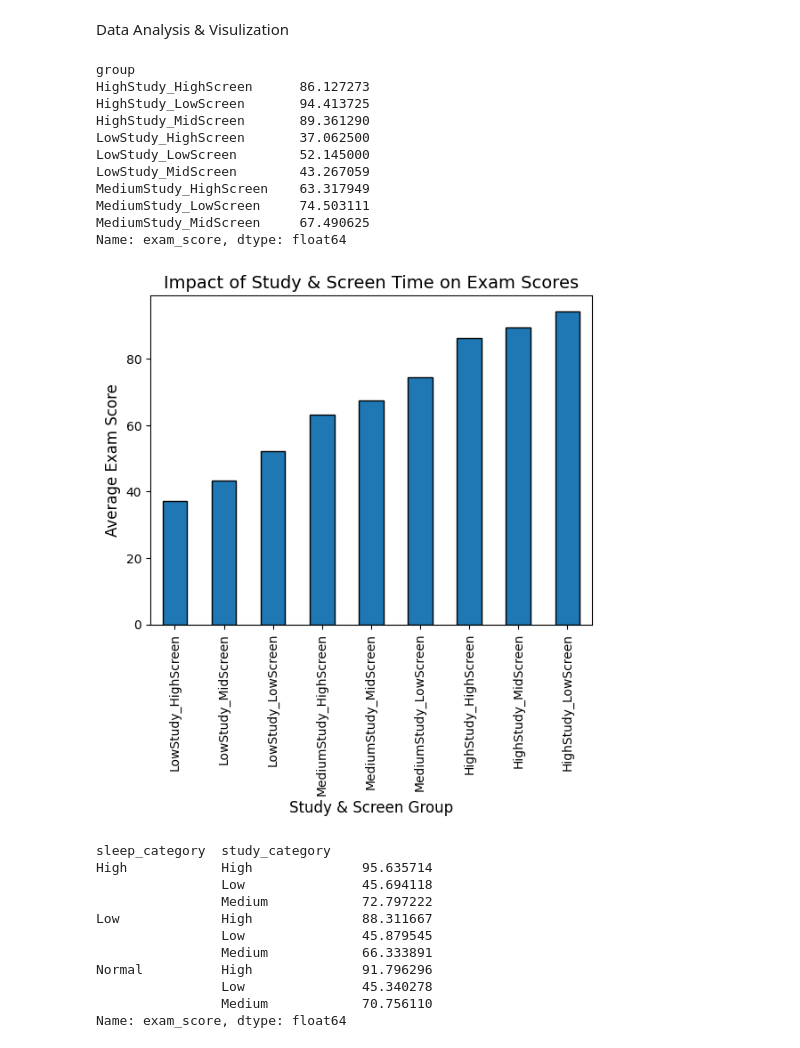
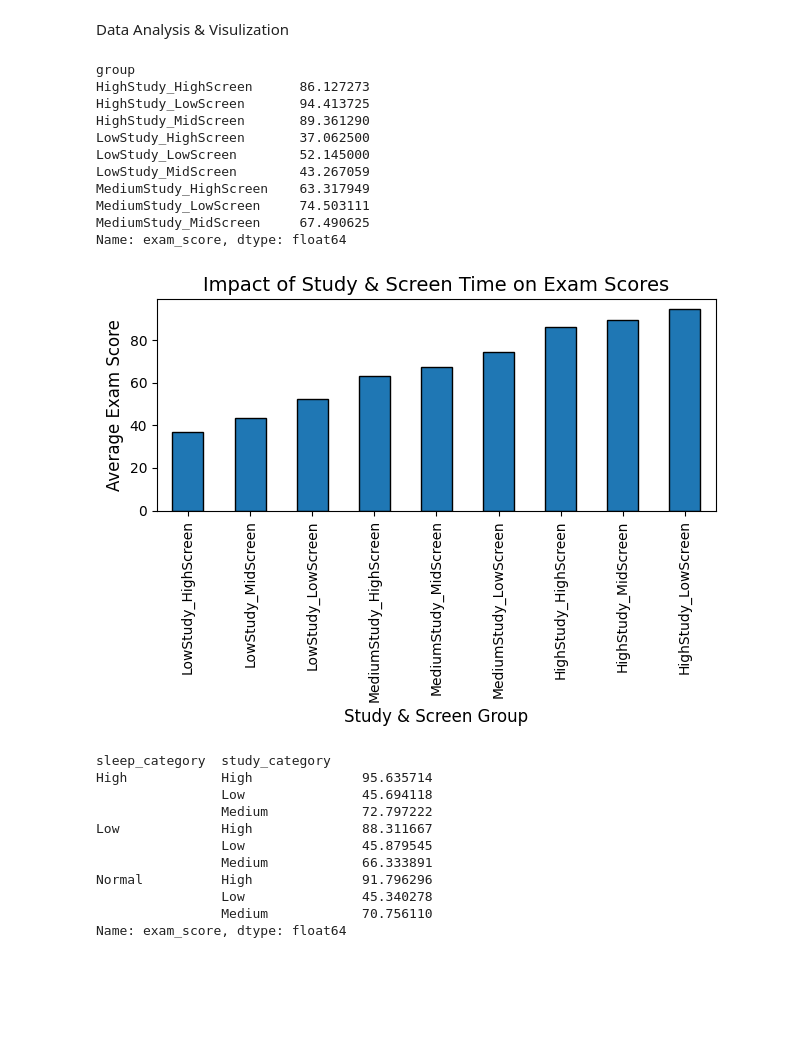
Before and after one commit to DiamondHalder/Student_Performance_Analysis, a Jupyter notebook: Student_Performance_Analysis.ipynb, the cells around one changed output. Cells and saved outputs as stored; diff of their text form; code cells hidden in the pictures; blank space fills up the shorter version.

Commit message:
Fix plot labels and  image layout

```diff
--- a/Student_Performance_Analysis.ipynb
+++ b/Student_Performance_Analysis.ipynb
@@ -273,31 +273,32 @@ df[['study_category','total_screen_time','study_efficiency',
 # %%
 # Analyzing the Relationship Between Study Habits and Screen Time on Exam Performance
 df['group'] = df['study_category'] + "Study_" + pd.cut(df['total_screen_time'],
                                                   bins=3,
                                                   labels=["LowScreen","MidScreen","HighScreen"]).astype(str)
 
 group_score = df.groupby('group')['exam_score'].mean()
 print(group_score)
 
 group_score.sort_values().plot(kind='bar', edgecolor='black')
 plt.title('Impact of Study & Screen Time on Exam Scores', fontsize=14)
 plt.ylabel('Average Exam Score', fontsize=12)
 plt.xlabel('Study & Screen Group', fontsize=12)
-plt.savefig("images/mpact_of_Study_&_Screen_Time_on_Exam_Scores.png")
+plt.tight_layout()
+plt.savefig("images/Impact_of_Study_&_Screen_Time_on_Exam_Scores.png")
 plt.show()
 # %% [output]
 group
 HighStudy_HighScreen      86.127273
 HighStudy_LowScreen       94.413725
 HighStudy_MidScreen       89.361290
 LowStudy_HighScreen       37.062500
 LowStudy_LowScreen        52.145000
 LowStudy_MidScreen        43.267059
 MediumStudy_HighScreen    63.317949
 MediumStudy_LowScreen     74.503111
 MediumStudy_MidScreen     67.490625
 Name: exam_score, dtype: float64
-[figure, old version]
+[figure, new version]
 # %%
 #Analyzing the Impact of Sleep and Study Habits on Average Exam Scores
 optimal = df.groupby(['sleep_category','study_category'])['exam_score'].mean()
```
Also changed, not shown: 1 other file.
